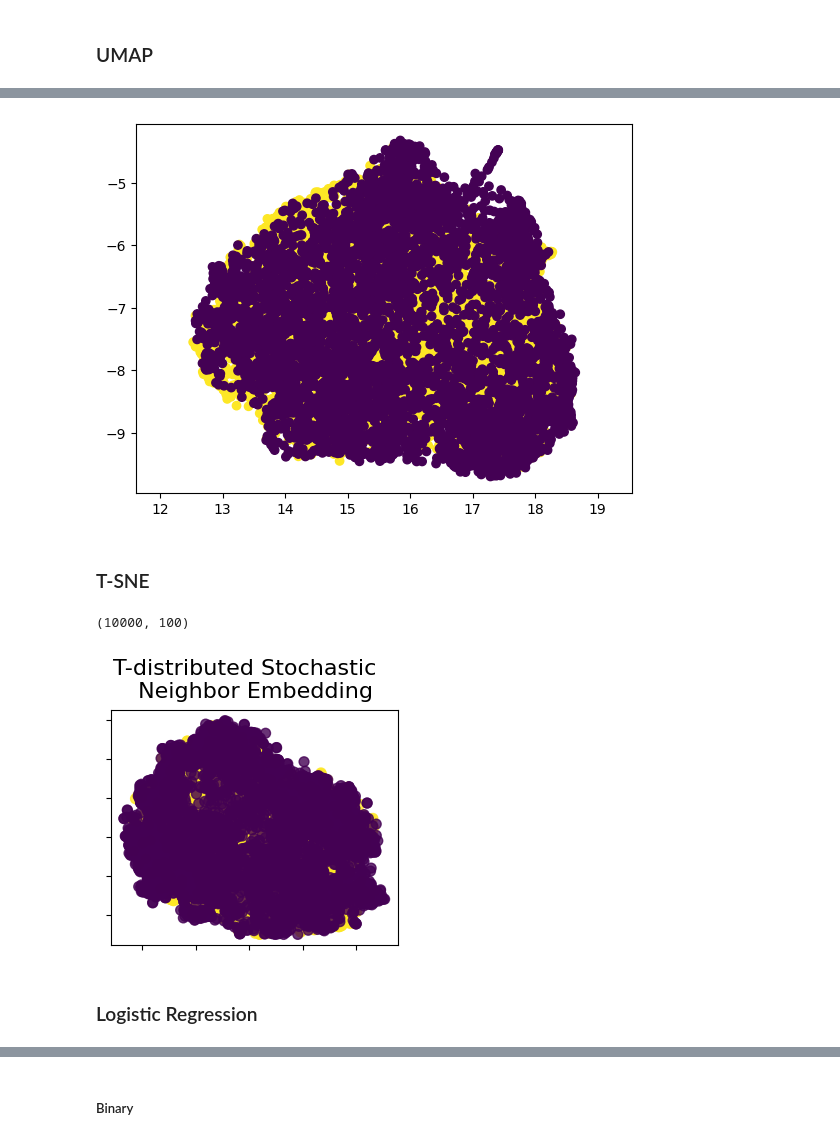
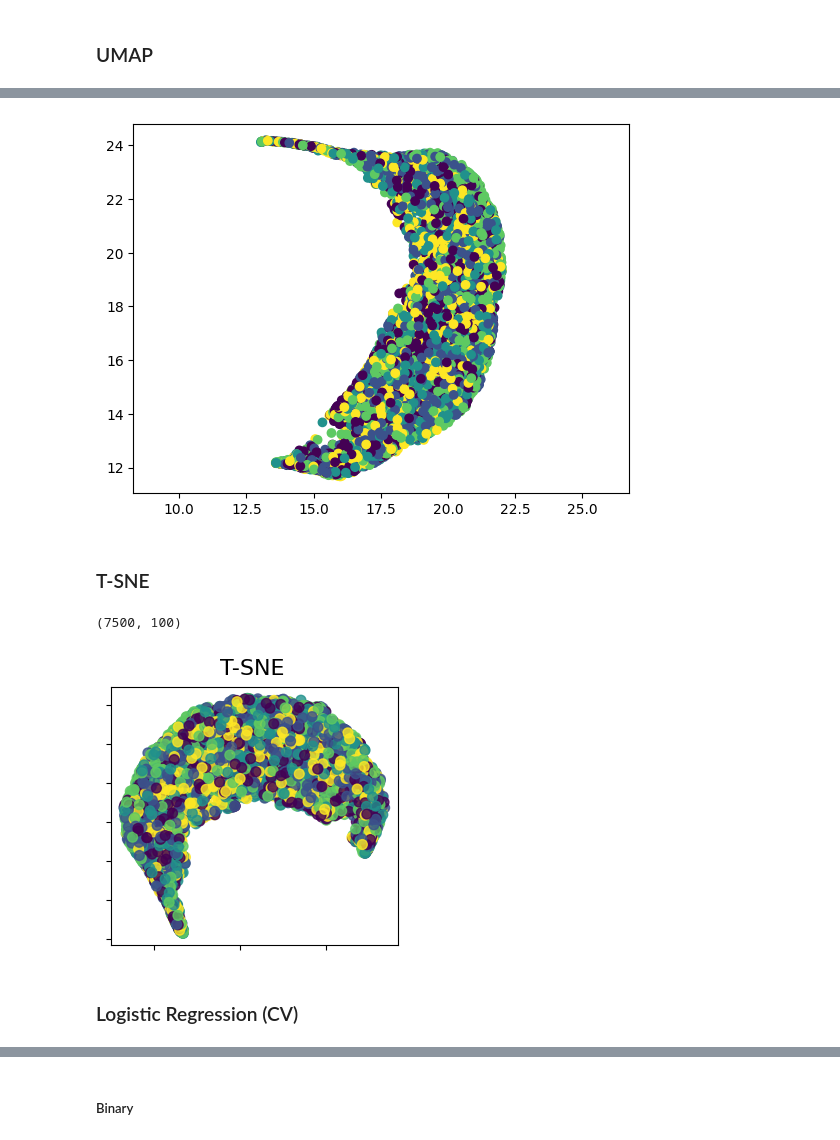
Before and after one commit to myasincifci/dispatch_smol, a Jupyter notebook: notebooks/logistic_regression.ipynb, the cells around one changed output, grey strips where cells are left out. Saved outputs shown, nothing was run; the diff lists cells and outputs as text; code cells hidden in the pictures.

```diff
--- a/notebooks/logistic_regression.ipynb
+++ b/notebooks/logistic_regression.ipynb
@@ -51,8 +119,0 @@ X_sc_train.shape, X_sc_test.shape
-# %%
-clf_lr = make_pipeline(
-    StandardScaler(),
-    LogisticRegression(verbose=1)
-)
-clf_lr.fit(X_sc_train, y_sc_train)
-pred = clf_lr.predict(X_sc_test)
-print(classification_report(y_sc_test, pred))
@@ -108,0 +120,9 @@ len(X_sc_train), len(pred)
+# %%
+lor_b = make_pipeline(
+    StandardScaler(),
+    LogisticRegression(random_state=SEED, max_iter=10_000, verbose=1,
+                       multi_class="ovr", )
+)
+# %%
+lor_b.fit(X_sc_train, y_sc_train)
+print(classification_report(y_sc_test, lor_b.predict(X_sc_test)))
@@ -149,10 +261,10 @@ X_reduced.shape
 plt.scatter(
     X_reduced[:, 0],
     X_reduced[:, 1],
-    c=file_sc['labels'][indices_bt])
+    c=y_sc_train)
 plt.gca().set_aspect('equal', 'datalim')
 # %% [output]
-[figure, old version]
+[figure, new version]
 # %% [markdown]
 ### T-SNE
 # %%
@@ -160,10 +272,10 @@ from sklearn.decomposition import PCA
 # %%
 # PCA
 pca = PCA(n_components=100)
-X_pca = pca.fit_transform(X_sc)
+X_pca = pca.fit_transform(X_sc_train)
 X_pca.shape
 # %% [output]
-(10000, 100)
+(7500, 100)
 # %%
 from sklearn.manifold import TSNE
 from matplotlib import ticker
@@ -183,20 +295,20 @@ def plot_2d(points, points_color, title):
 # %%
 t_sne = TSNE(
     n_components=2,
     perplexity=200,
     init="random",
     n_iter=1_000,
     random_state=0,
     learning_rate='auto',
     metric="euclidean"
 )
 S_t_sne = t_sne.fit_transform(X_pca)
 
-plot_2d(S_t_sne, file_sc['labels'][indices_bt], "T-distributed Stochastic  \n Neighbor Embedding")
+plot_2d(S_t_sne, y_sc_train, "T-SNE")
 # %% [output]
-[figure, old version]
+[figure, new version]
 # %% [markdown]
-### Logistic Regression
+### Logistic Regression (CV)
 # %%
 from sklearn.model_selection import cross_val_score
 # %%
```
Also changed, not shown: parts of 18 cells of this notebook.
